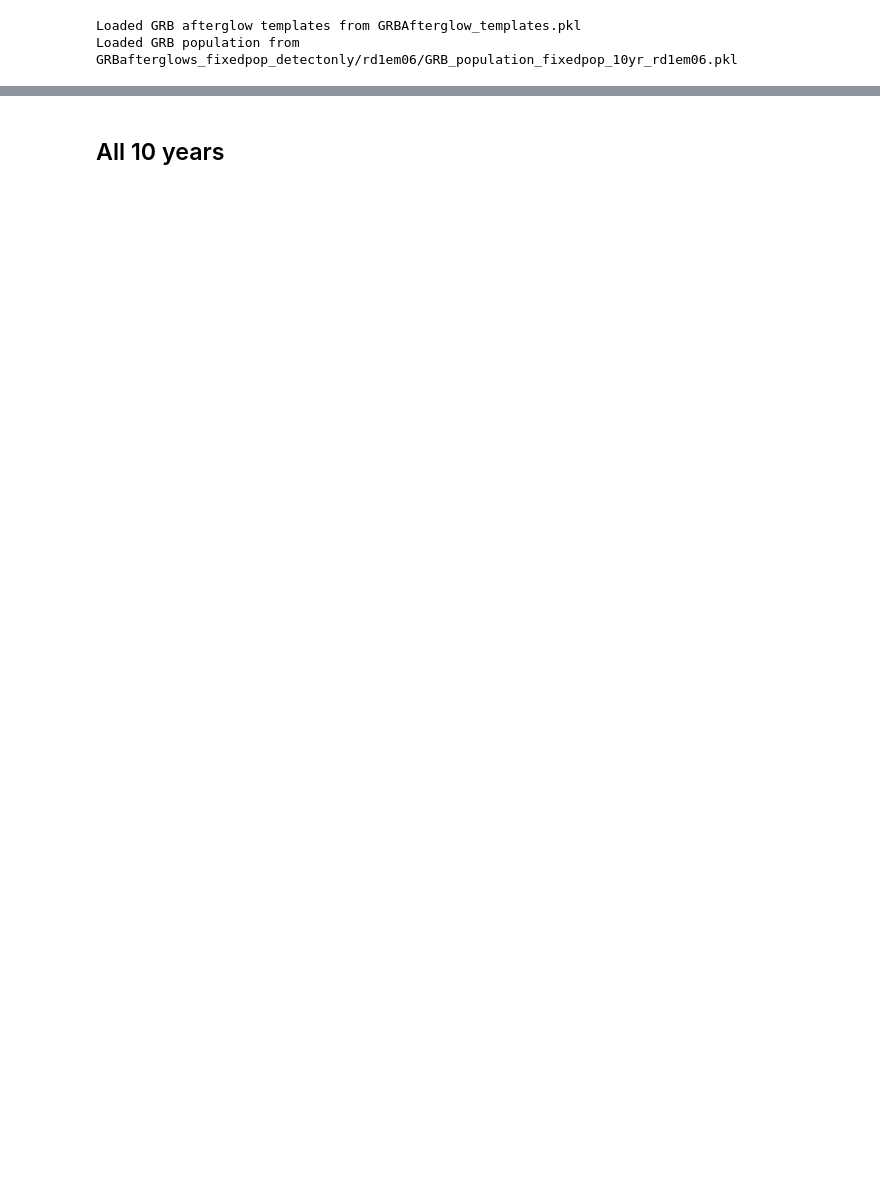
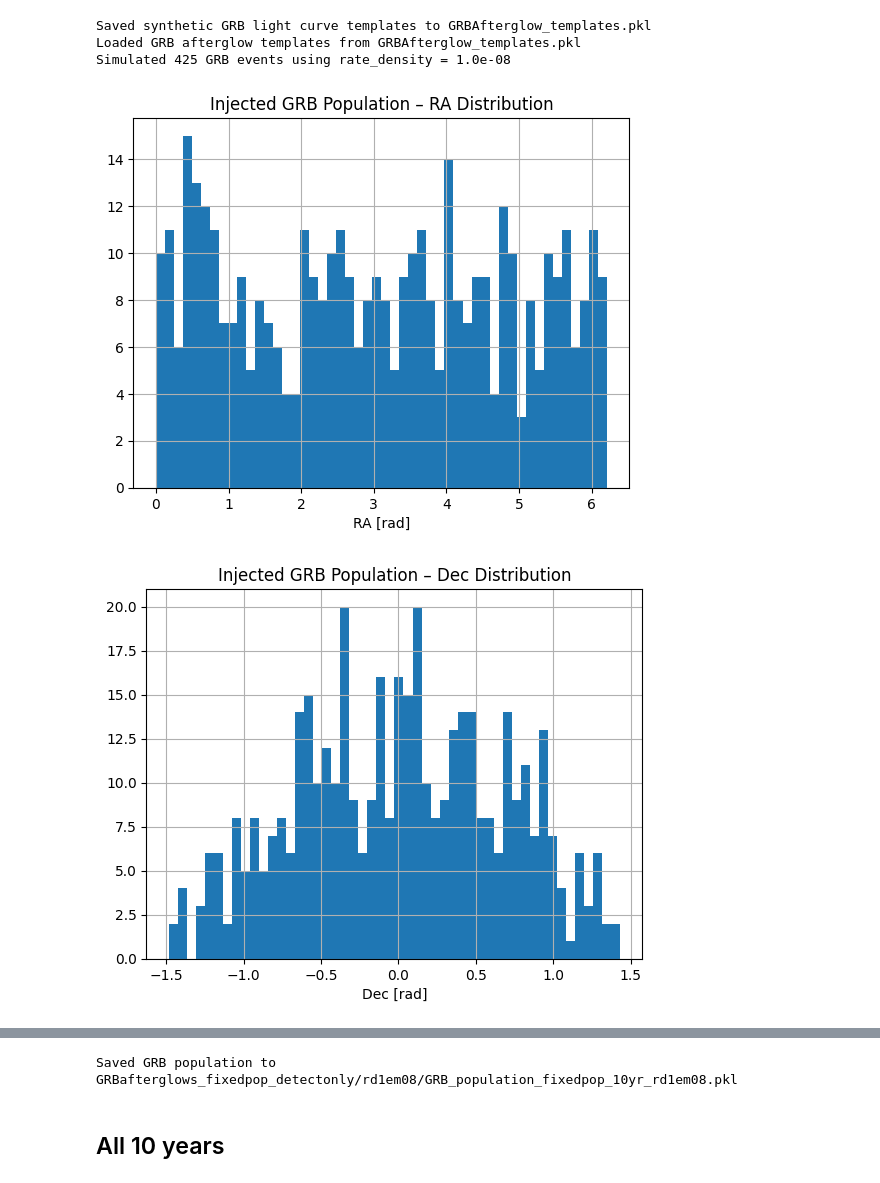
Before and after one commit to andra104/Multi_Transient_Metrics_Hub, a Jupyter notebook: GRBafterglows/working_local_fixedpop_GRBafterglows_script.ipynb, the cells around one changed output, grey strips where cells are left out. Cells and saved outputs as stored; diff of their text form; code cells hidden in the pictures; blank space fills up the shorter version.

```diff
--- a/GRBafterglows/working_local_fixedpop_GRBafterglows_script.ipynb
+++ b/GRBafterglows/working_local_fixedpop_GRBafterglows_script.ipynb
@@ -140,40 +129,42 @@ for i in range(3):
 # %%
 #all configs
 cadences = ['four_roll_v4.3.1_10yrs', 'baseline_v4.3.1_10yrs']
-rate_density = 1e-6
+rate_density = 1e-8
 rate_str = f"rd{rate_density:.0e}".replace("-", "m")  # Example: 1e-8 to rd1e-8
 filters = ['u', 'g', 'r', 'i', 'z', 'y']
 grbs_dir = f"GRBafterglows_fixedpop_detectonly/{rate_str}"
 grb_templates_file = "GRBAfterglow_templates.pkl"
 grb_pop_file = os.path.join(grbs_dir, f"GRB_population_fixedpop_10yr_{rate_str}.pkl")
 dmin, dmax = 10, 1000
 gal_lat_cut = None
 os.makedirs(grbs_dir, exist_ok=True)
-# db_dir = "../" #cristina path
-ignore_triples = False #turn this to true to ignore triples
-plot = False #shar adding this in case we don't want the next cell to spend time plotting
+db_dir = "../"
+
 
 t_start = 1
 t_end = 3652
 
 # ---- Template Setup ----
 if not os.path.exists(grb_templates_file):
     from local_GRBafterglows_metric import generateGRBAfterglowTemplates
     generateGRBAfterglowTemplates(save_to=grb_templates_file)
 shared_lc_model = GRBAfterglowLC(load_from=grb_templates_file)
 
 # ---- Population Setup ----
 if not os.path.exists(grb_pop_file):
     slicer = generateGRBPopSlicer(
         t_start=t_start, t_end=t_end, seed=42,
         d_min=dmin, d_max=dmax, num_lightcurves=1000,
         gal_lat_cut=gal_lat_cut, rate_density=rate_density,
         save_to=grb_pop_file
     )
 else:
     slicer = generateGRBPopSlicer(load_from=grb_pop_file)
 
 n_events = len(slicer.slice_points['distance'])
 # %% [output]
+Saved synthetic GRB light curve templates to GRBAfterglow_templates.pkl
 Loaded GRB afterglow templates from GRBAfterglow_templates.pkl
-Loaded GRB population from GRBafterglows_fixedpop_detectonly/rd1em06/GRB_population_fixedpop_10yr_rd1em06.pkl
+Simulated 425 GRB events using rate_density = 1.0e-08
+[figure, added]
+[figure, added]
@@ -180,2 +192,3 @@ Loaded GRB population from GRBafterglows_fixedpop_detectonly/rd1em06/GRB_populat
+Saved GRB population to GRBafterglows_fixedpop_detectonly/rd1em08/GRB_population_fixedpop_10yr_rd1em08.pkl
 # %% [markdown]
 ## All 10 years
```
Also changed, not shown: parts of 9 cells of this notebook, 21 other files.
